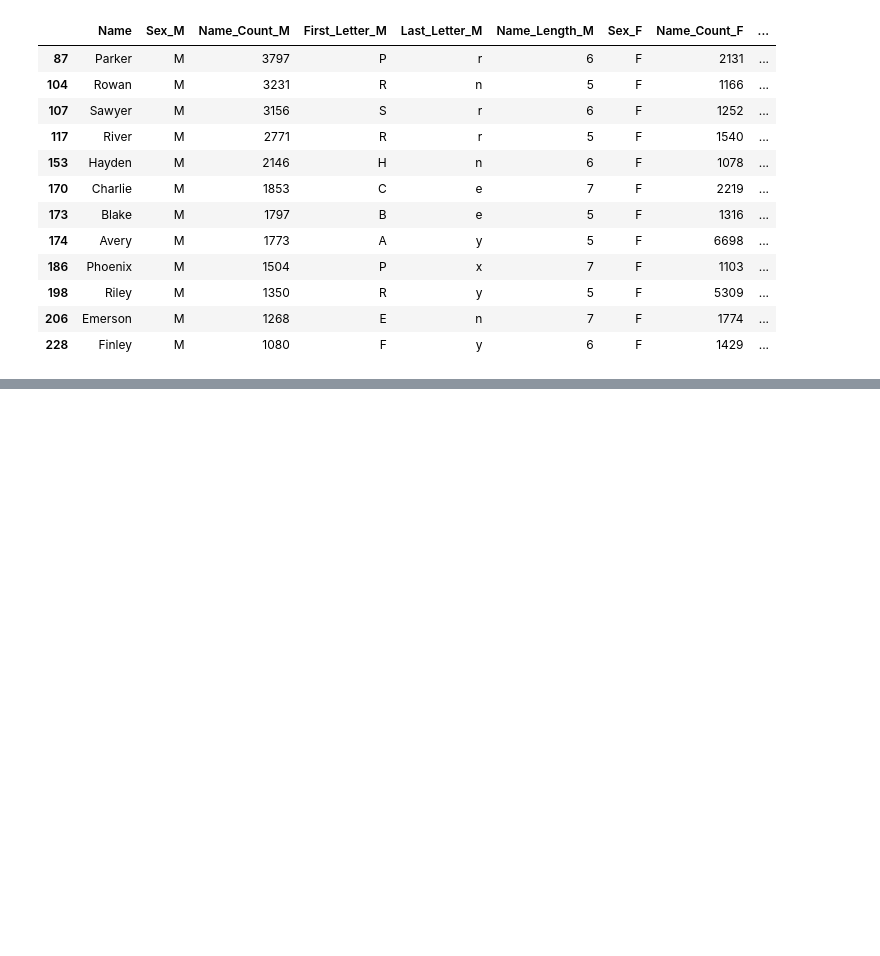
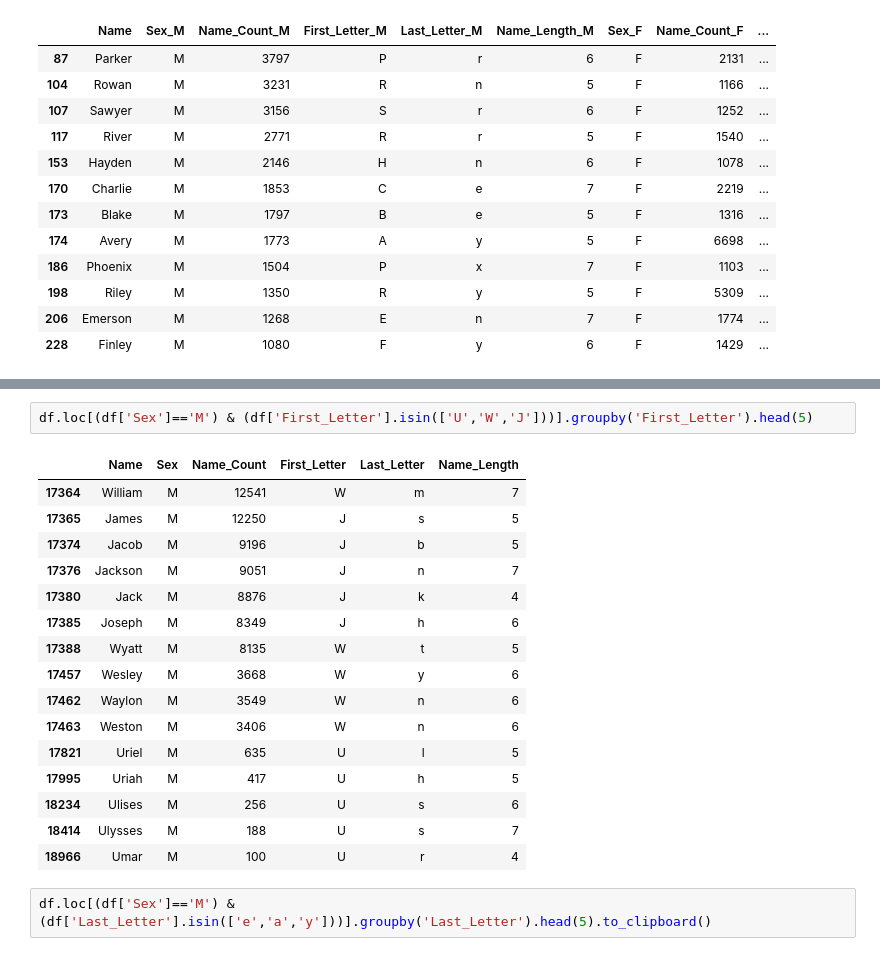
Before and after one commit to jsiddharth24/baby-names, a Jupyter notebook: Baby Names.ipynb, the cells around one changed output, grey strips where cells are left out. Drawn from its saved outputs; the diff is of its cells as text; blank space fills up the shorter version.

```diff
--- a/Baby Names.ipynb
+++ b/Baby Names.ipynb
@@ -309,0 +307,21 @@ df_f_m.loc[(df_f_m['Name_Count_M'] > 1000) & (df_f_m['Name_Count_F'] > 1000)]
+# %%
+df.loc[(df['Sex']=='M') & (df['First_Letter'].isin(['U','W','J']))].groupby('First_Letter').head(5)
+# %% [output]
+|  | Name | Sex | Name_Count | First_Letter | Last_Letter | Name_Length |
+| 17364 | William | M | 12541 | W | m | 7 |
+| 17365 | James | M | 12250 | J | s | 5 |
+| 17374 | Jacob | M | 9196 | J | b | 5 |
+| 17376 | Jackson | M | 9051 | J | n | 7 |
+| 17380 | Jack | M | 8876 | J | k | 4 |
+| 17385 | Joseph | M | 8349 | J | h | 6 |
+| 17388 | Wyatt | M | 8135 | W | t | 5 |
+| 17457 | Wesley | M | 3668 | W | y | 6 |
+| 17462 | Waylon | M | 3549 | W | n | 6 |
+| 17463 | Weston | M | 3406 | W | n | 6 |
+| 17821 | Uriel | M | 635 | U | l | 5 |
+| 17995 | Uriah | M | 417 | U | h | 5 |
+| 18234 | Ulises | M | 256 | U | s | 6 |
+| 18414 | Ulysses | M | 188 | U | s | 7 |
+| 18966 | Umar | M | 100 | U | r | 4 |
+# %%
+df.loc[(df['Sex']=='M') & (df['Last_Letter'].isin(['e','a','y']))].groupby('Last_Letter').head(5).to_clipboard()
```
Also changed, not shown: parts of 3 cells of this notebook.
